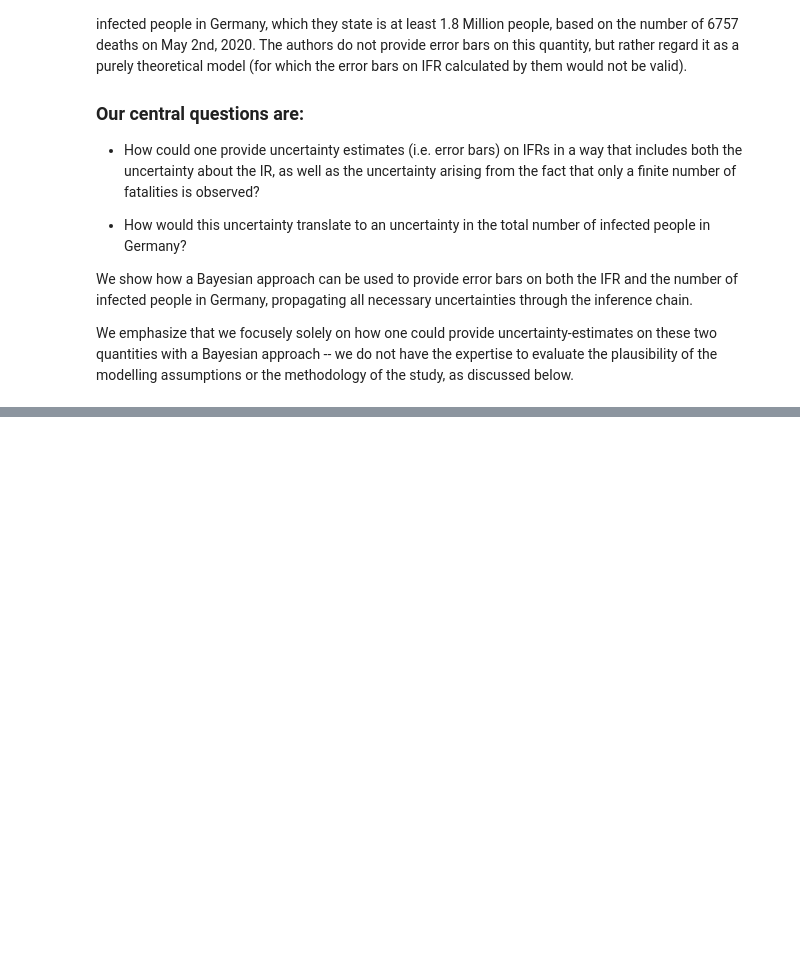
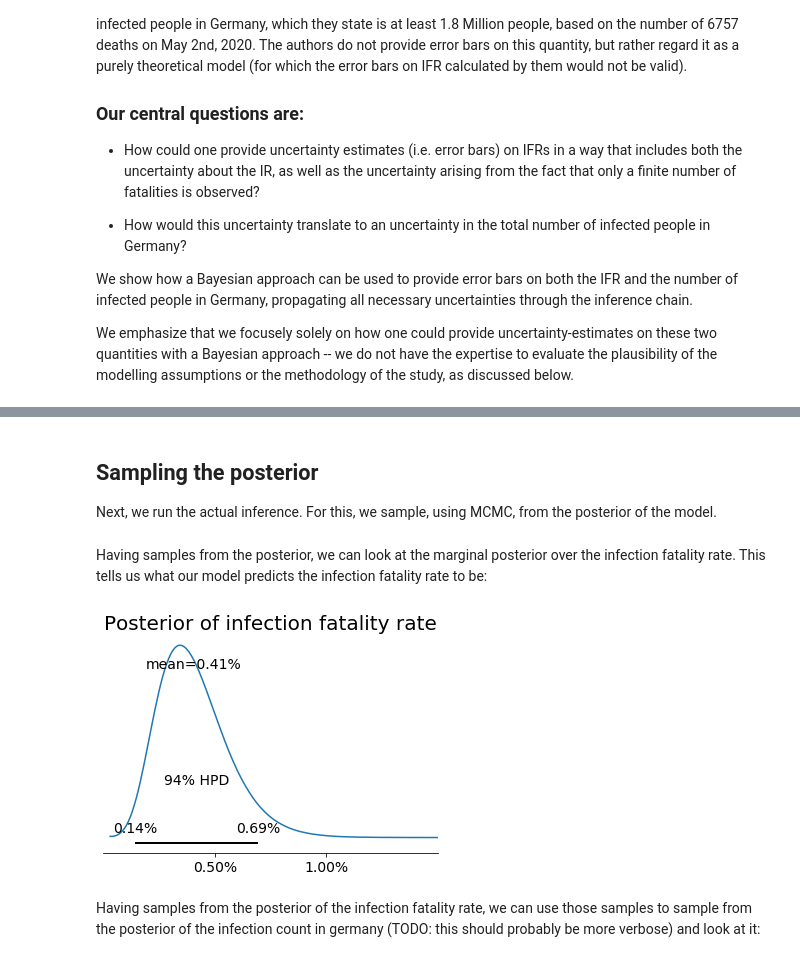
Before and after one commit to matthias-k/analysis-heinsberg-study, a Jupyter notebook: BayesianHeinsbergClean.ipynb, the cells around one changed output, grey strips where cells are left out. Cells and saved outputs as stored; diff of their text form; code cells hidden in the pictures; blank space fills up the shorter version.

```diff
--- a/BayesianHeinsbergClean.ipynb
+++ b/BayesianHeinsbergClean.ipynb
@@ -133,3 +32,0 @@ posterior = None
-# %%
-with model:
-    posterior = pm.sample(draws=1000000, trace=posterior)
@@ -471,0 +272,21 @@ for model_index, (fatalities, data) in enumerate(fatality_models.items()):
+# %% [markdown]
+## Sampling the posterior
+
+Next, we run the actual inference. For this, we sample, using MCMC, from the posterior of the model.
+# %%
+if os.path.isfile('model1_posterior.pydat'):
+    posterior = pickle.load(open('model1_posterior.pydat', 'rb'))
+else:
+    with model:
+        posterior = pm.sample(draws=1000000)
+    with open('model1_posterior.pydat', 'wb') as f:
+        pickle.dump(posterior, f)
+# %% [markdown]
+Having samples from the posterior, we can look at the marginal posterior over the infection fatality rate. This tells us what our model predicts the infection fatality rate to be:
+# %%
+plot_infection_fatality_rate(posterior['infection_fatality_rate'])
+plt.title('Posterior of infection fatality rate', fontsize=20);
+# %% [output]
+[figure, added]
+# %% [markdown]
+Having samples from the posterior of the infection fatality rate, we can use those samples to sample from the posterior of the infection count in germany (TODO: this should probably be more verbose) and look at it:
```
Also changed, not shown: parts of 63 cells of this notebook, 1 other file.
